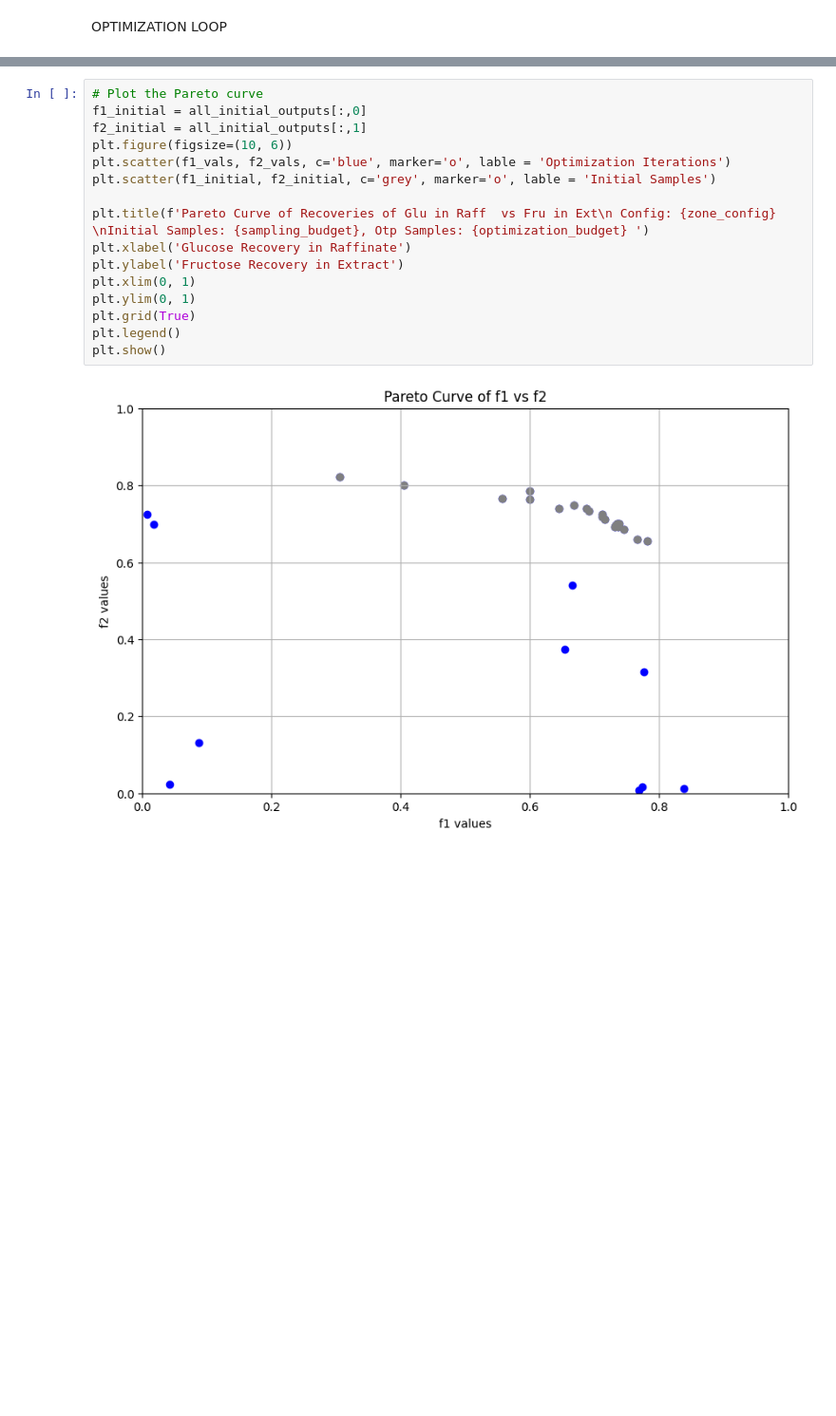
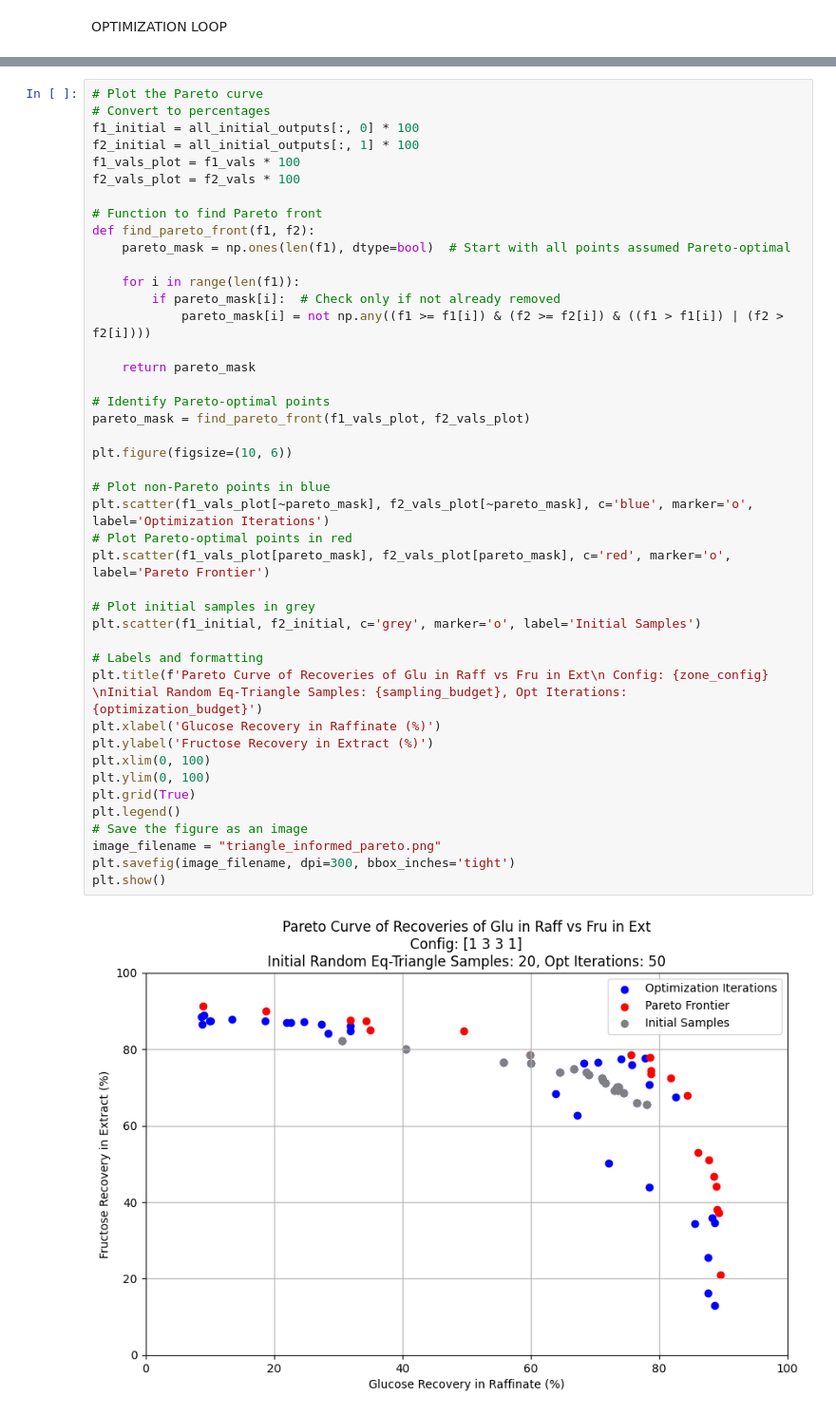
Before and after one commit to Nawa-Punabantu/Opt_Algos, a Jupyter notebook: Opt_with_triangle.ipynb, the cells around one changed output, grey strips where cells are left out. Shown at 95% size. Drawn from its saved outputs; the diff is of its cells as text; blank space fills up the shorter version.

```diff
--- a/Opt_with_triangle.ipynb
+++ b/Opt_with_triangle.ipynb
@@ -2136,18 +2194,45 @@ Q_internal: [22.3300667   9.26993703  9.56702881  7.40490978] L/h
 # %%
 # Plot the Pareto curve
-f1_initial = all_initial_outputs[:,0]
-f2_initial = all_initial_outputs[:,1]
+# Convert to percentages
+f1_initial = all_initial_outputs[:, 0] * 100
+f2_initial = all_initial_outputs[:, 1] * 100
+f1_vals_plot = f1_vals * 100
+f2_vals_plot = f2_vals * 100
+
+# Function to find Pareto front
+def find_pareto_front(f1, f2):
+    pareto_mask = np.ones(len(f1), dtype=bool)  # Start with all points assumed Pareto-optimal
+
+    for i in range(len(f1)):
+        if pareto_mask[i]:  # Check only if not already removed
+            pareto_mask[i] = not np.any((f1 >= f1[i]) & (f2 >= f2[i]) & ((f1 > f1[i]) | (f2 > f2[i])))
+
+    return pareto_mask
+
+# Identify Pareto-optimal points
+pareto_mask = find_pareto_front(f1_vals_plot, f2_vals_plot)
+
 plt.figure(figsize=(10, 6))
-plt.scatter(f1_vals, f2_vals, c='blue', marker='o', lable = 'Optimization Iterations')
-plt.scatter(f1_initial, f2_initial, c='grey', marker='o', lable = 'Initial Samples')
 
-plt.title(f'Pareto Curve of Recoveries of Glu in Raff  vs Fru in Ext\n Config: {zone_config} \nInitial Samples: {sampling_budget}, Otp Samples: {optimization_budget} ')
-plt.xlabel('Glucose Recovery in Raffinate')
-plt.ylabel('Fructose Recovery in Extract')
-plt.xlim(0, 1)
-plt.ylim(0, 1)
+# Plot non-Pareto points in blue
+plt.scatter(f1_vals_plot[~pareto_mask], f2_vals_plot[~pareto_mask], c='blue', marker='o', label='Optimization Iterations')
+# Plot Pareto-optimal points in red
+plt.scatter(f1_vals_plot[pareto_mask], f2_vals_plot[pareto_mask], c='red', marker='o', label='Pareto Frontier')
+
+# Plot initial samples in grey
+plt.scatter(f1_initial, f2_initial, c='grey', marker='o', label='Initial Samples')
+
+# Labels and formatting
+plt.title(f'Pareto Curve of Recoveries of Glu in Raff vs Fru in Ext\n Config: {zone_config} \nInitial Random Eq-Triangle Samples: {sampling_budget}, Opt Iterations: {optimization_budget}')
+plt.xlabel('Glucose Recovery in Raffinate (%)')
+plt.ylabel('Fructose Recovery in Extract (%)')
+plt.xlim(0, 100)
+plt.ylim(0, 100)
 plt.grid(True)
 plt.legend()
+# Save the figure as an image
+image_filename = "triangle_informed_pareto.png"
+plt.savefig(image_filename, dpi=300, bbox_inches='tight')
 plt.show()
 # %% [output]
-[figure, old version]
+[figure, new version]
```
Also changed, not shown: parts of 3 cells of this notebook.
